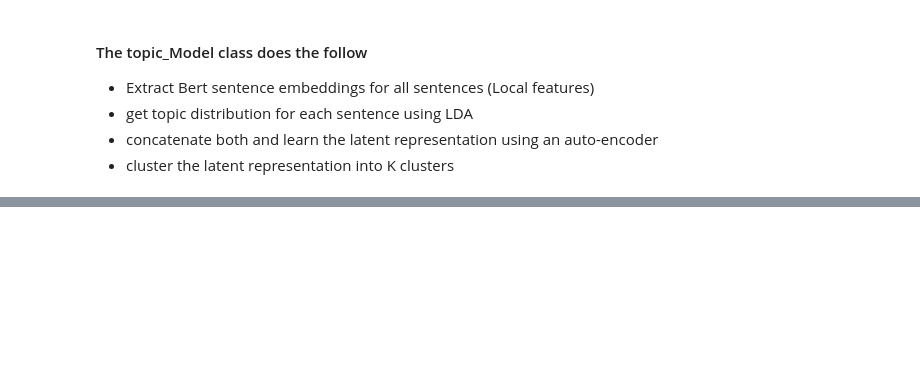
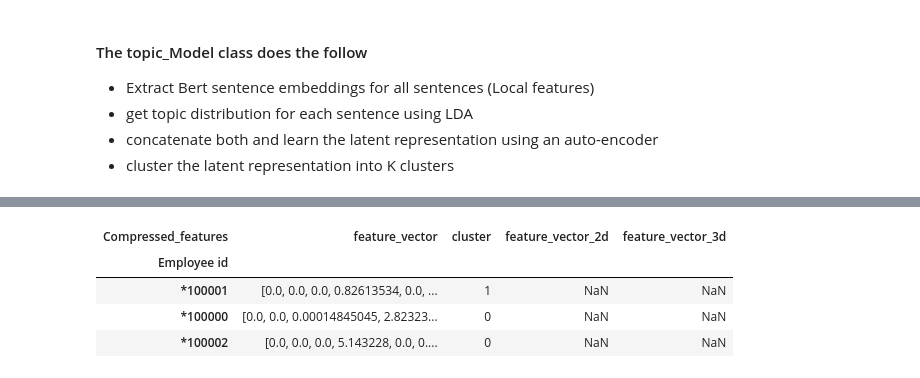
Before and after one commit to agemagician/topic-modeling-job, a Jupyter notebook: topic-modeling-playground-colab.ipynb, the cells around one changed output, grey strips where cells are left out. Drawn from its saved outputs; the diff is of its cells as text; code cells hidden in the pictures; blank space fills up the shorter version.

```diff
--- a/topic-modeling-playground-colab.ipynb
+++ b/topic-modeling-playground-colab.ipynb
@@ -117,0 +125,6 @@ num_employee = len(unique_ids)
+# %%
+# Create place holder for the analysis
+averaged_employee_features = pd.DataFrame(None, index=pd.Index(unique_ids, name='Employee id'),
+                                          columns=pd.Index(
+                                              ['feature_vector', 'cluster', 'feature_vector_2d', 'feature_vector_3d'],
+                                              name='Compressed_features'))
@@ -117,0 +137,22 @@ num_employee = len(unique_ids)
+# %%
+# 1 & 2 take average of all feature vectors belonging to an employee and assigning cluster label by taking the mode
+
+for employee in unique_ids:
+    #get all feature vectors belonging to an employee
+    feature_vector_per_employee = feature_vector[employee_objective_indices[employee]]
+    # get label for all feature vectors belonging to that employee
+    clusters_per_employee = cluster_label_per_document[employee_objective_indices[employee]]
+
+    #take mean of all feature vectors
+    averaged_employee_features['feature_vector'][employee] = np.mean(feature_vector_per_employee, axis=0)
+
+    # pick the label with most occurance for that employee
+    averaged_employee_features['cluster'][employee] = statistics.mode(clusters_per_employee)
+
+averaged_employee_features
+# %% [output]
+| Compressed_features | feature_vector | cluster | feature_vector_2d | feature_vector_3d |
+| Employee id |  |  |  |  |
+| *100001 | [0.0, 0.0, 0.0, 0.82613534, 0.0, ... | 1 | NaN | NaN |
+| *100000 | [0.0, 0.0, 0.00014845045, 2.82323... | 0 | NaN | NaN |
+| *100002 | [0.0, 0.0, 0.0, 5.143228, 0.0, 0.... | 0 | NaN | NaN |
```
Also changed, not shown: parts of 67 cells of this notebook, 6 other files.
